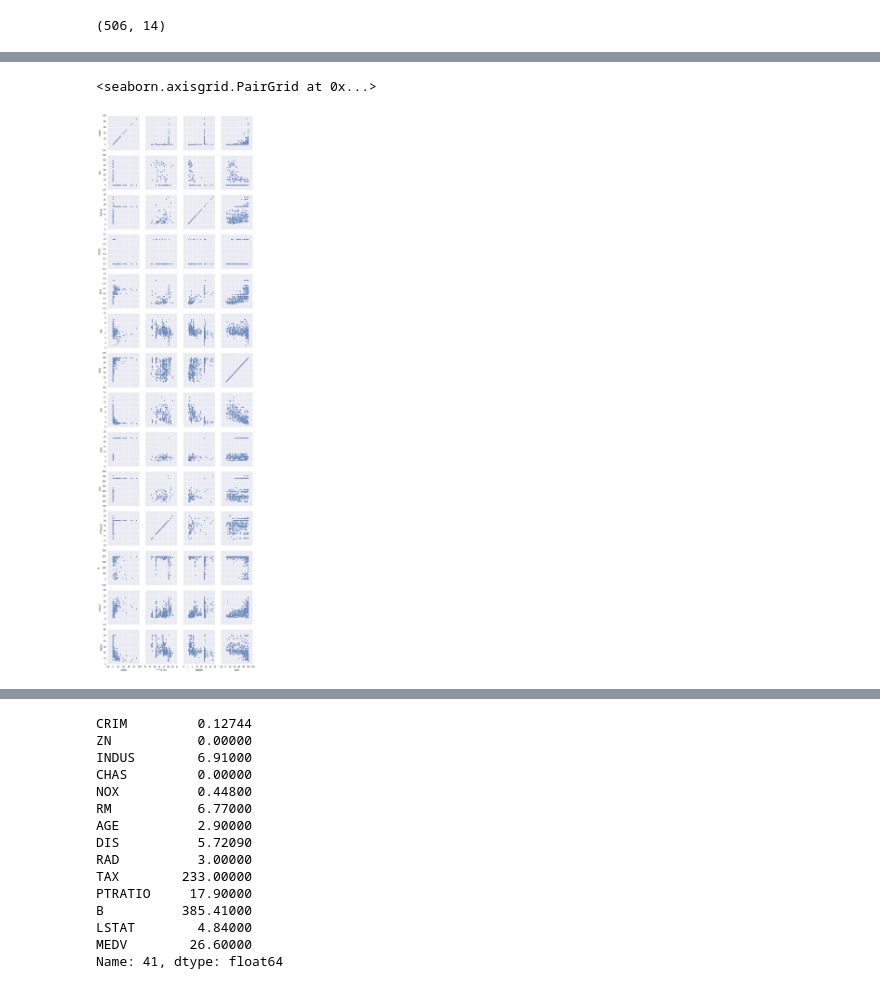
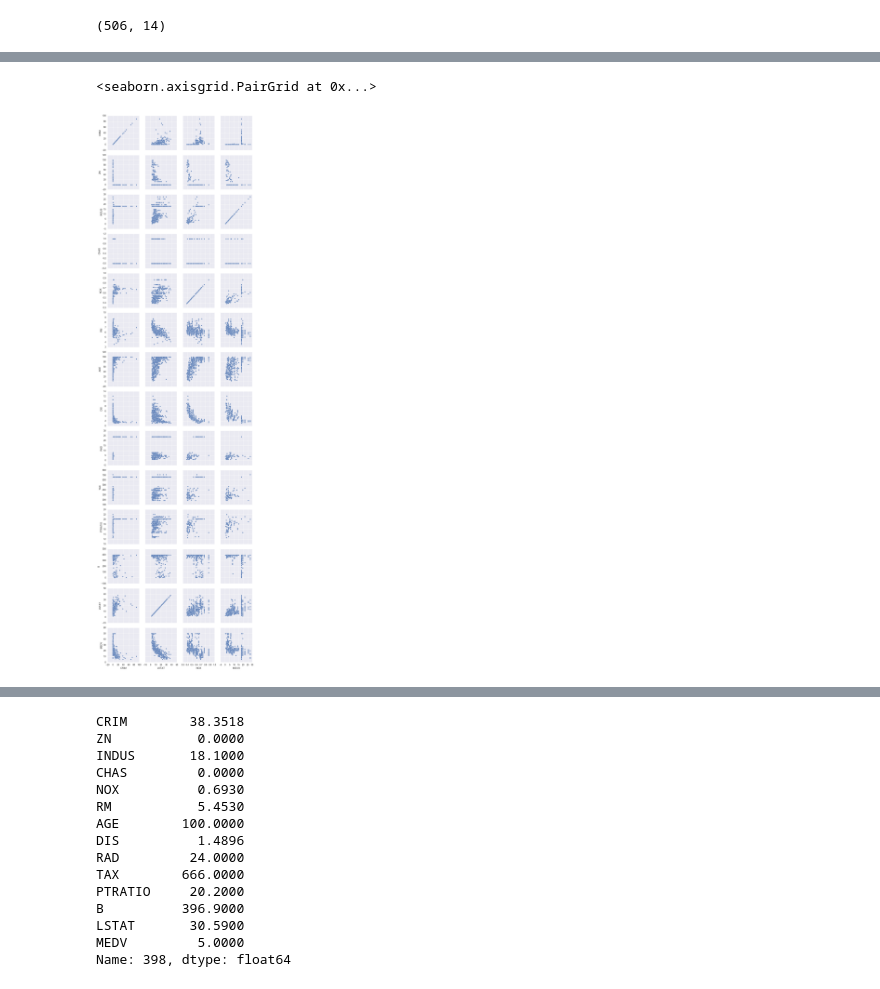
Before and after one commit to stelmod/intro_to_statistical_learning, a Jupyter notebook: ch2/ex10_boston.ipynb, the cells around one changed output, grey strips where cells are left out. Cells and saved outputs as stored; diff of their text form; code cells hidden in the pictures.

Commit message:
Add some more interesting graphs and analysis of least expensive suburb

```diff
--- a/ch2/ex10_boston.ipynb
+++ b/ch2/ex10_boston.ipynb
@@ -57,8 +62,8 @@ data.describe()
 # %%
-sns.pairplot(data, x_vars=["CRIM", "PTRATIO", "INDUS", "AGE"], y_vars=data.keys())
+sns.pairplot(data, x_vars=["CRIM", "LSTAT", "NOX", "INDUS"], y_vars=data.keys())
 # %% [output]
 <seaborn.axisgrid.PairGrid at 0x...>
-[figure, old version]
+[figure, new version]
 # %%
 more_than7_rooms = data[data['RM'] > 7]
 more_than8_rooms = data[data['RM'] > 8]
@@ -87,20 +92,20 @@ more_than8_rooms.describe()
 | 75% | 0.578340 | 20.000000 | 6.200000 | 0.000000 | 0.605000 | 8.398000 | 86.500000 | 3.651900 | 8.000000 | 307.000000 | 17.400000 | ... |
 | max | 3.474280 | 95.000000 | 19.580000 | 1.000000 | 0.718000 | 8.780000 | 93.900000 | 8.906700 | 24.000000 | 666.000000 | 20.200000 | ... |
 # %%
-data.ix[data['AGE'].idxmin()]
+data.ix[data['MEDV'].idxmin()]
 # %% [output]
-CRIM         0.12744
-ZN           0.00000
-INDUS        6.91000
-CHAS         0.00000
-NOX          0.44800
-RM           6.77000
-AGE          2.90000
-DIS          5.72090
-RAD          3.00000
-TAX        233.00000
-PTRATIO     17.90000
-B          385.41000
-LSTAT        4.84000
-MEDV        26.60000
-Name: 41, dtype: float64
+CRIM        38.3518
+ZN           0.0000
+INDUS       18.1000
+CHAS         0.0000
+NOX          0.6930
+RM           5.4530
+AGE        100.0000
+DIS          1.4896
+RAD         24.0000
+TAX        666.0000
+PTRATIO     20.2000
+B          396.9000
+LSTAT       30.5900
+MEDV         5.0000
+Name: 398, dtype: float64
```
Also changed, not shown: parts of 1 cell of this notebook, 1 other file.
